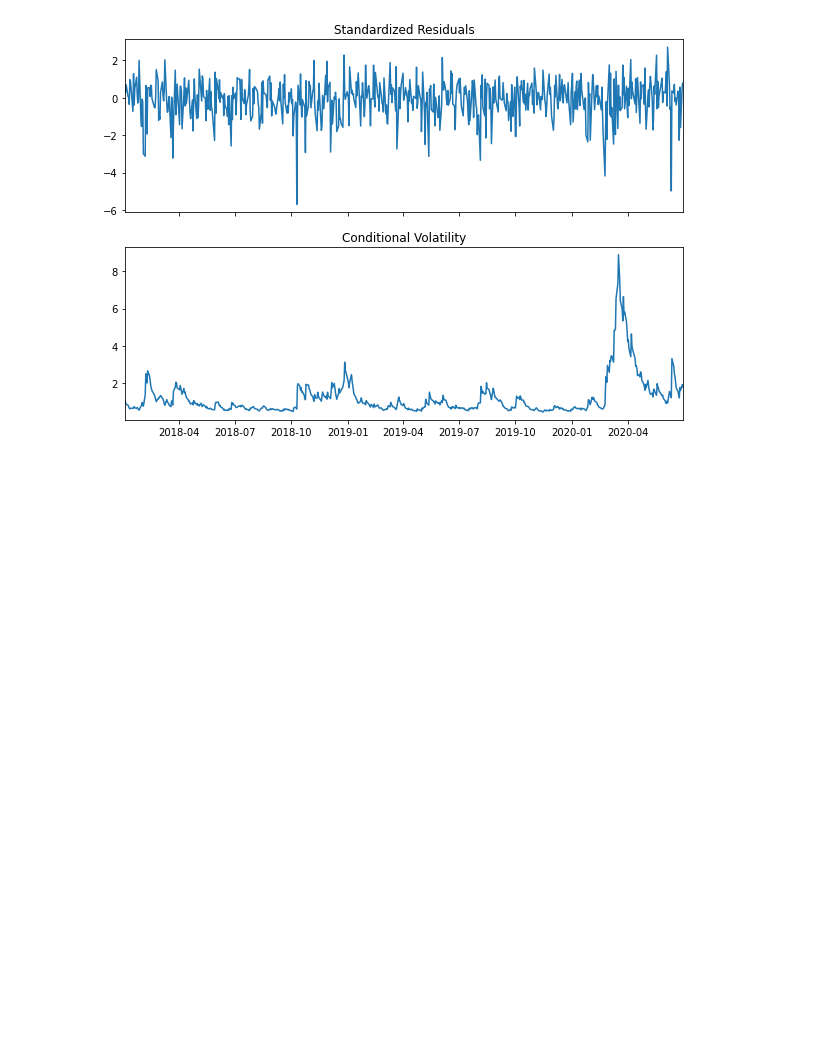
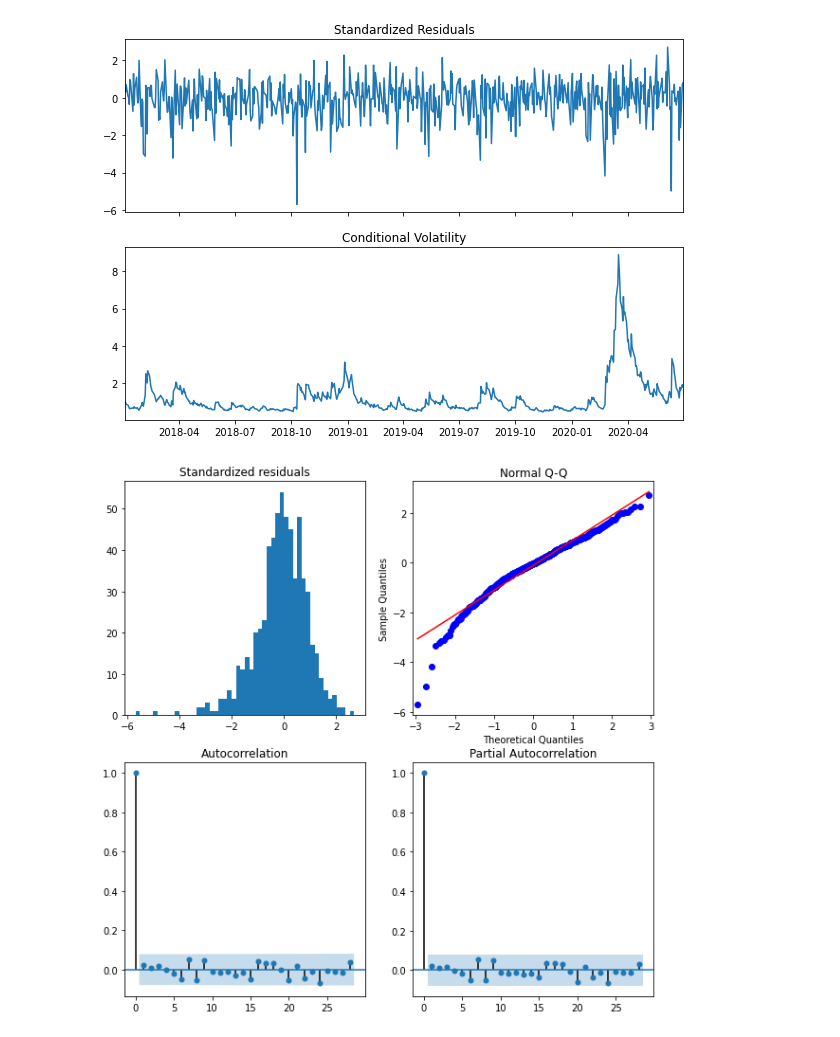
Before and after one commit to jbogocz/arima_garch, a Jupyter notebook: garch.ipynb, the cells around one changed output. Drawn from its saved outputs; the diff is of its cells as text; code cells hidden in the pictures; blank space fills up the shorter version.

Commit message:
diagnose residuals

```diff
--- a/garch.ipynb
+++ b/garch.ipynb
@@ -146,3 +146,24 @@ gm_result.plot()
 plt.show()
 # %% [output]
 [figure]
+# %%
+# Obtain model estimated residuals and volatility
+# Residual = predicted price - real price
+gm_resid = gm_result.resid
+# Predicted price volatility (std)
+gm_std = gm_result.conditional_volatility
+
+# Calculate the standardized residuals
+gm_std_resid = gm_resid / gm_std
+# %%
+# Diagnose plot of residuals
+fig, ((ax1, ax2), (ax3, ax4)) = plt.subplots(2, 2, figsize=(10,10))
+ax1.hist(gm_std_resid, bins = 50)
+ax1.set_title('Standardized residuals')
+qqplot(gm_std_resid, line='s', ax=ax2)
+ax2.set_title('Normal Q-Q')
+plot_acf(gm_std_resid, ax=ax3)
+plot_pacf(gm_std_resid, ax=ax4)
+plt.show()
+# %% [output]
+[figure, added]
```
Also changed, not shown: parts of 1 cell of this notebook.
